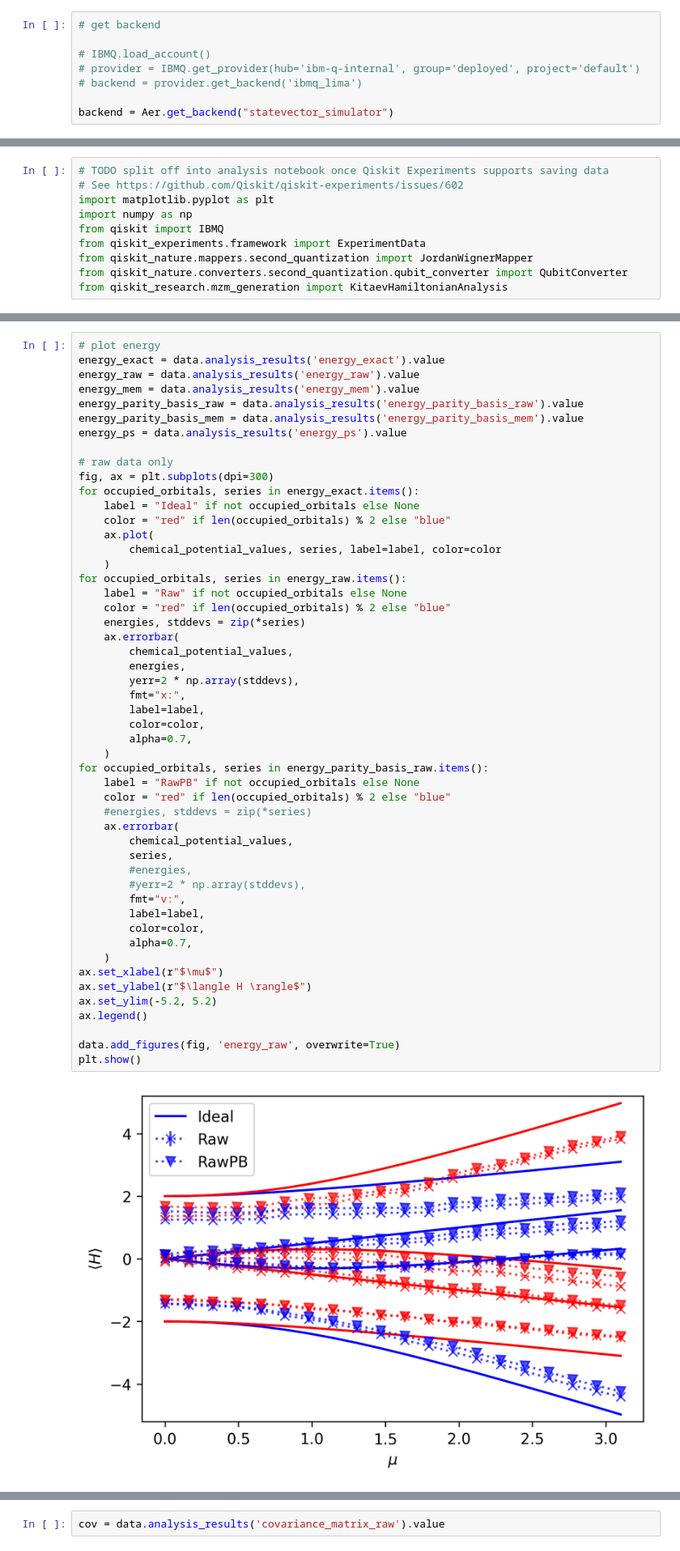
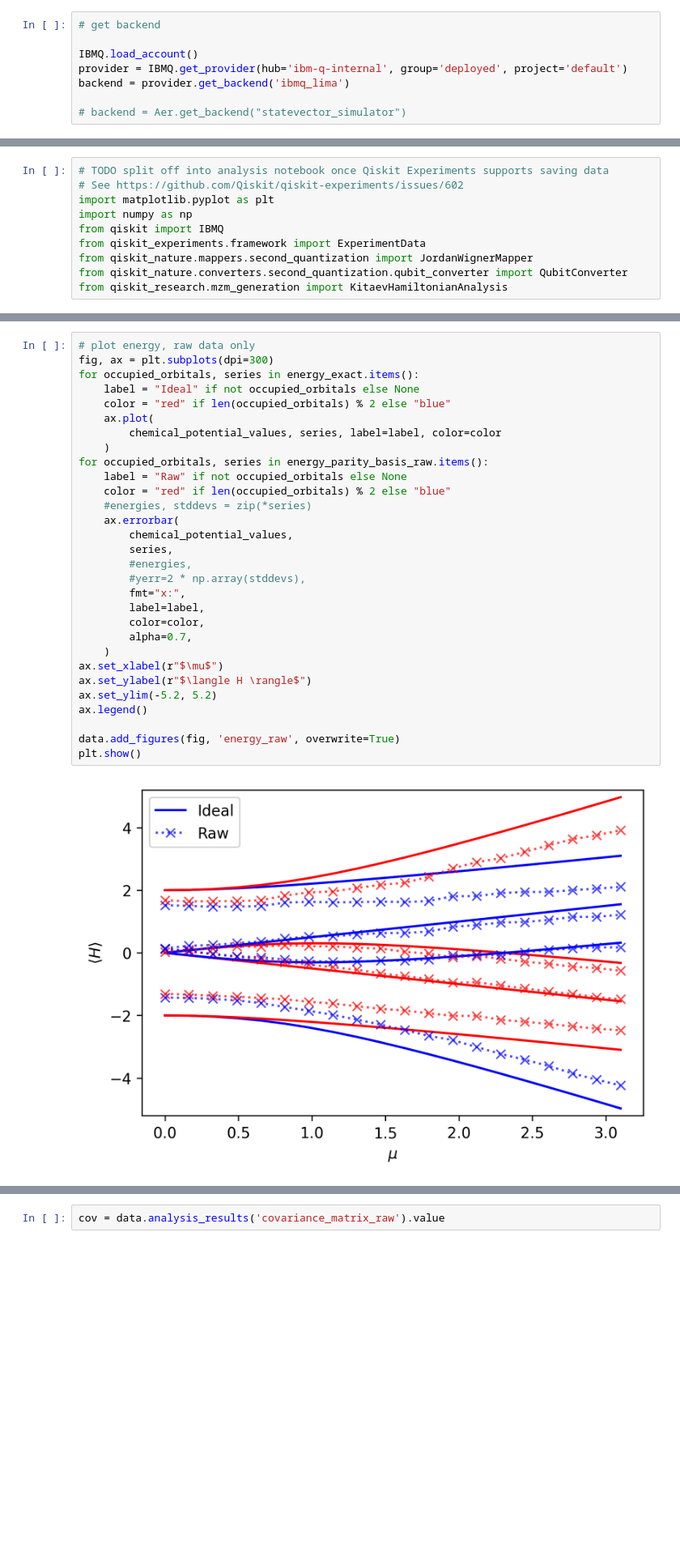
Before and after one commit to qiskit-community/qiskit-research, a Jupyter notebook: docs/mzm_generation/data-collection.ipynb, the cells around one changed output, grey strips where cells are left out. Shown at 81% size. Cells and saved outputs as stored; diff of their text form; blank space fills up the shorter version.

```diff
--- a/docs/mzm_generation/data-collection.ipynb
+++ b/docs/mzm_generation/data-collection.ipynb
@@ -10,11 +10,11 @@ from qiskit_research.mzm_generation import KitaevHamiltonianAnalysis, KitaevHami
 # %%
 # get backend
 
-# IBMQ.load_account()
-# provider = IBMQ.get_provider(hub='ibm-q-internal', group='deployed', project='default')
-# backend = provider.get_backend('ibmq_lima')
+IBMQ.load_account()
+provider = IBMQ.get_provider(hub='ibm-q-internal', group='deployed', project='default')
+backend = provider.get_backend('ibmq_lima')
 
-backend = Aer.get_backend("statevector_simulator")
+# backend = Aer.get_backend("statevector_simulator")
 # %%
 # set parameters
 
@@ -118,54 +153,33 @@ Post-selecting zzz quasis removed 0.10664789981506215 mass.
 # %%
-# plot energy
-energy_exact = data.analysis_results('energy_exact').value
-energy_raw = data.analysis_results('energy_raw').value
-energy_mem = data.analysis_results('energy_mem').value
-energy_parity_basis_raw = data.analysis_results('energy_parity_basis_raw').value
-energy_parity_basis_mem = data.analysis_results('energy_parity_basis_mem').value
-energy_ps = data.analysis_results('energy_ps').value
-
-# raw data only
+# plot energy, raw data only
 fig, ax = plt.subplots(dpi=300)
 for occupied_orbitals, series in energy_exact.items():
     label = "Ideal" if not occupied_orbitals else None
     color = "red" if len(occupied_orbitals) % 2 else "blue"
     ax.plot(
         chemical_potential_values, series, label=label, color=color
     )
-for occupied_orbitals, series in energy_raw.items():
+for occupied_orbitals, series in energy_parity_basis_raw.items():
     label = "Raw" if not occupied_orbitals else None
-    color = "red" if len(occupied_orbitals) % 2 else "blue"
-    energies, stddevs = zip(*series)
-    ax.errorbar(
-        chemical_potential_values,
-        energies,
-        yerr=2 * np.array(stddevs),
-        fmt="x:",
-        label=label,
-        color=color,
-        alpha=0.7,
-    )
-for occupied_orbitals, series in energy_parity_basis_raw.items():
-    label = "RawPB" if not occupied_orbitals else None
     color = "red" if len(occupied_orbitals) % 2 else "blue"
     #energies, stddevs = zip(*series)
     ax.errorbar(
         chemical_potential_values,
         series,
         #energies,
         #yerr=2 * np.array(stddevs),
-        fmt="v:",
+        fmt="x:",
         label=label,
         color=color,
         alpha=0.7,
     )
 ax.set_xlabel(r"$\mu$")
 ax.set_ylabel(r"$\langle H \rangle$")
 ax.set_ylim(-5.2, 5.2)
 ax.legend()
 
 data.add_figures(fig, 'energy_raw', overwrite=True)
 plt.show()
 # %% [output]
-[figure, old version]
+[figure, new version]
 # %%
```
Also changed, not shown: parts of 8 cells of this notebook, 1 other file.
